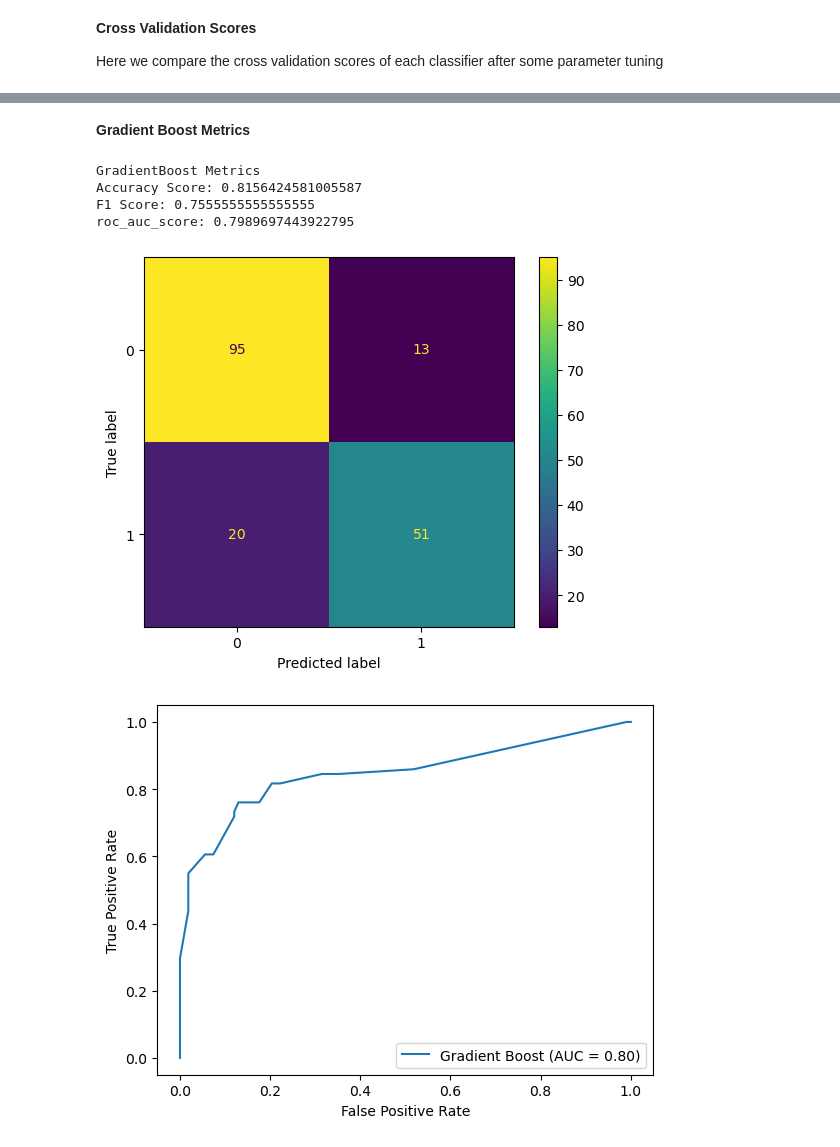
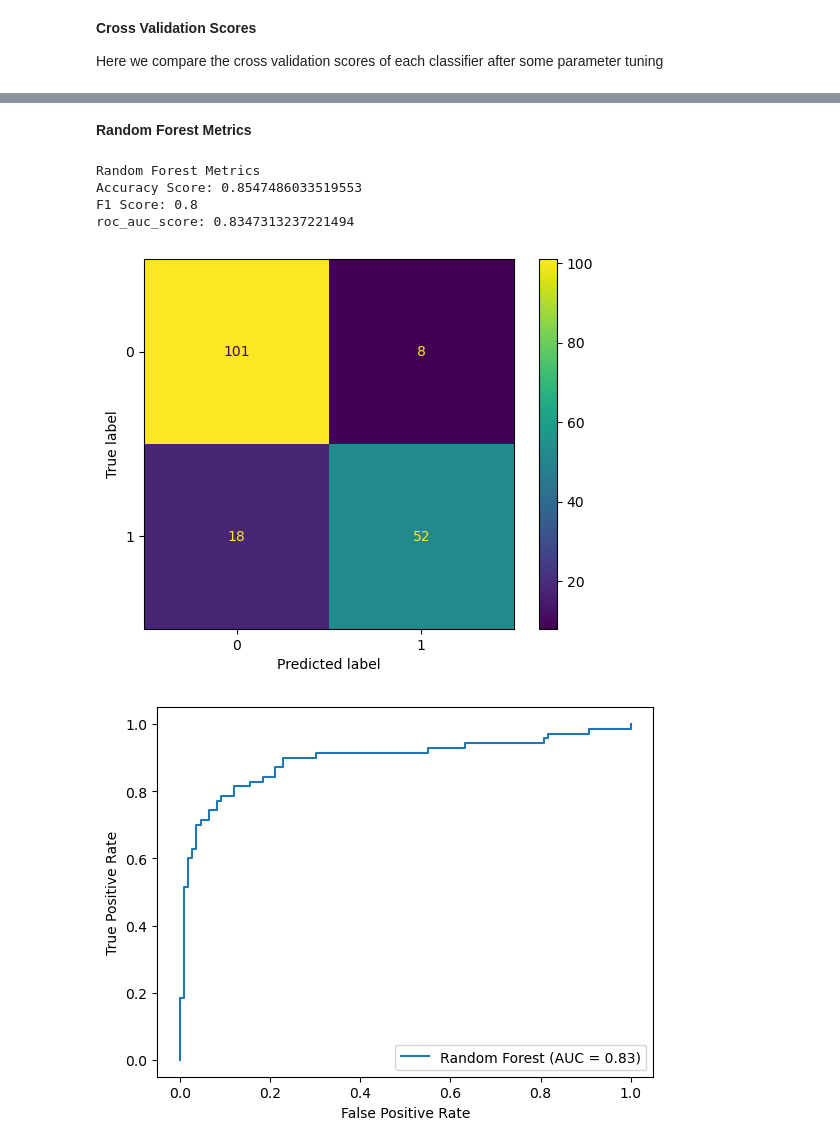
Before and after one commit to sgreene30/supervisedML_final, a Jupyter notebook: Titanic.ipynb, the cells around one changed output, grey strips where cells are left out. Saved outputs shown, nothing was run; the diff lists cells and outputs as text; code cells hidden in the pictures.

```diff
--- a/Titanic.ipynb
+++ b/Titanic.ipynb
@@ -362,15 +400,16 @@ def evaluate_model(model, x_test, y_test, estimator_name):
     roc_auc = roc_auc_score(y_test, y_pred, average='weighted')
     roc_display = RocCurveDisplay(fpr=fpr, tpr=tpr, roc_auc=roc_auc,estimator_name=estimator_name).plot()
 # %% [markdown]
-**Gradient Boost Metrics**
+**Random Forest Metrics**
 # %%
-print('GradientBoost Metrics')
-estimator_name = 'Gradient Boost'
-evaluate_model(gb_clf, x_test, y_test, estimator_name)
+print('Random Forest Metrics')
+estimator_name = 'Random Forest'
+rf_clf_metrics = rf_clf.fit(x_train, y_train)
+evaluate_model(rf_clf, x_test, y_test, estimator_name)
 # %% [output]
-GradientBoost Metrics
-Accuracy Score: 0.8156424581005587
-F1 Score: 0.7555555555555555
-roc_auc_score: 0.7989697443922795
+Random Forest Metrics
+Accuracy Score: 0.8547486033519553
+F1 Score: 0.8
+roc_auc_score: 0.8347313237221494
-[figure, old version]
+[figure, new version]
-[figure, old version]
+[figure, new version]
```
Also changed, not shown: parts of 23 cells of this notebook.
